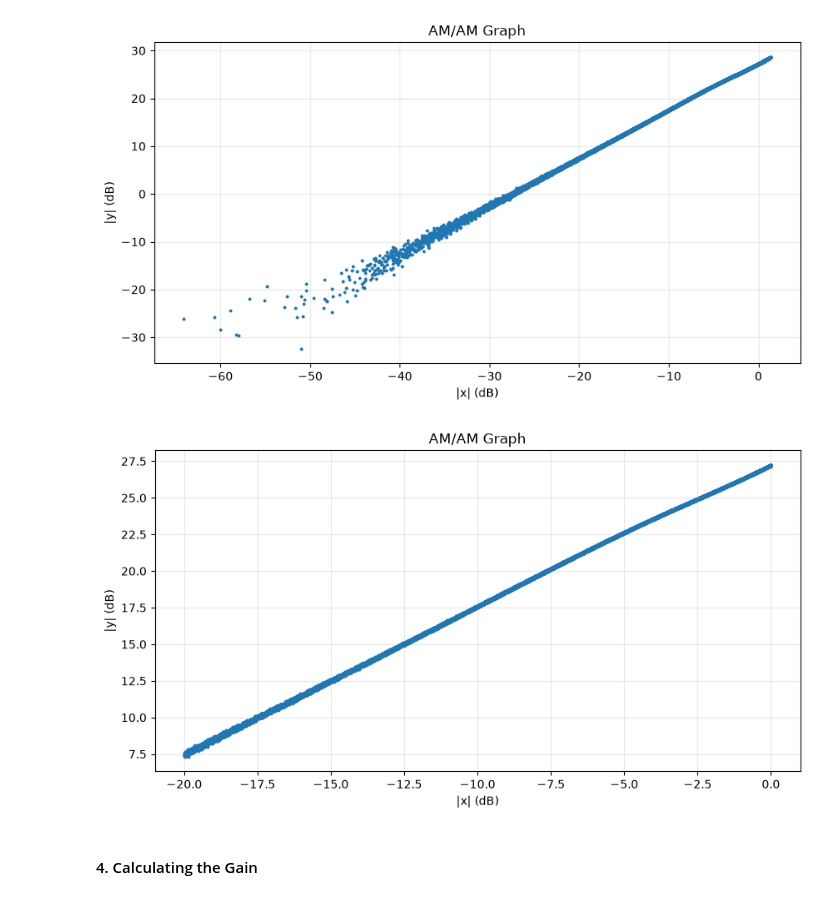
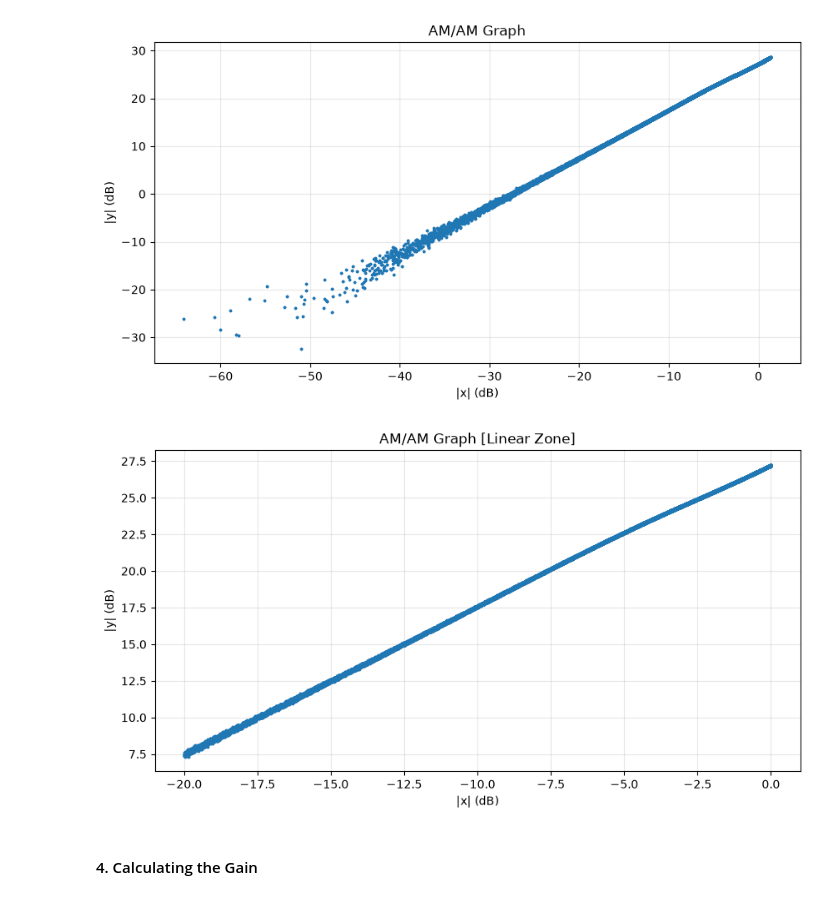
Before and after one commit to marcosgabrielsr/pa_gain_linearization, a Jupyter notebook: notebooks/pa_gain_linearization.ipynb, the cells around one changed output. Drawn from its saved outputs; the diff is of its cells as text; code cells hidden in the pictures.

Commit message:
feat: Updating graph title settings

```diff
--- a/notebooks/pa_gain_linearization.ipynb
+++ b/notebooks/pa_gain_linearization.ipynb
@@ -23,15 +23,15 @@ def to_decibel(v):
     return 20 * np.log10(np.abs(v) + EPS)
 # %%
 # Ploting the AM/AM signal
-def plot_AM_AM(x, y, db=True, title="AM/AM Graph"):
+def plot_AM_AM(x, y, db=True, title="AM/AM Graph", title_flag="", x_label="|x|", y_label="|y|"):
     fig, ax = plt.subplots(figsize=(10, 5))
     if db:
         ax.plot(to_decibel(x), to_decibel(y), '.', ms=3, alpha=.3)
-        ax.set_xlabel("|x| (dB)"); ax.set_ylabel("|y| (dB)")
+        ax.set_xlabel(f"{x_label} (dB)"); ax.set_ylabel(f"{y_label} (dB)")
     else:
         ax.plot(np.abs(x), np.abs(y), '.', ms=3, alpha=.3)
-        ax.set_xlabel("|x|"); ax.set_ylabel("|y|")
-    ax.set_title(title); ax.grid(True, alpha=.3)
+        ax.set_xlabel(x_label); ax.set_ylabel(y_label)
+    ax.set_title(f"{title}{title_flag}"); ax.grid(True, alpha=.3)
     plt.show()
 # %% [markdown]
 #### 3. Loading, Filtering and Ploting Data
@@ -60,6 +60,6 @@ mask = (x_db > -20) & (x_db < 0)
 filtered_x, filtered_y = ds.x[mask], ds.y[mask]
 # %%
 # Ploting Filtered Data
-plot_AM_AM(filtered_x,filtered_y)
+plot_AM_AM(filtered_x,filtered_y,title_flag=" [Linear Zone]")
 # %% [output]
-[figure, old version]
+[figure, new version]
```
Also changed, not shown: parts of 2 cells of this notebook.
